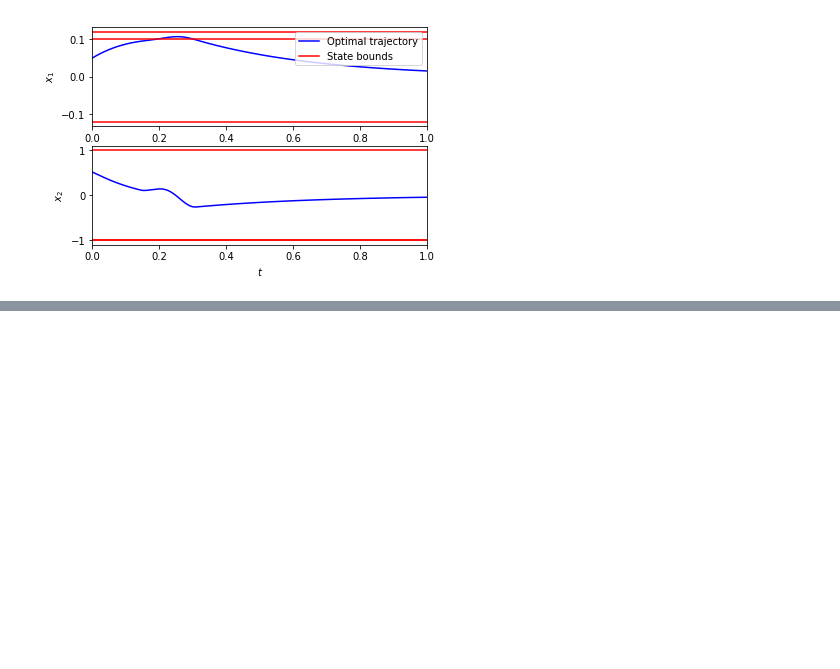
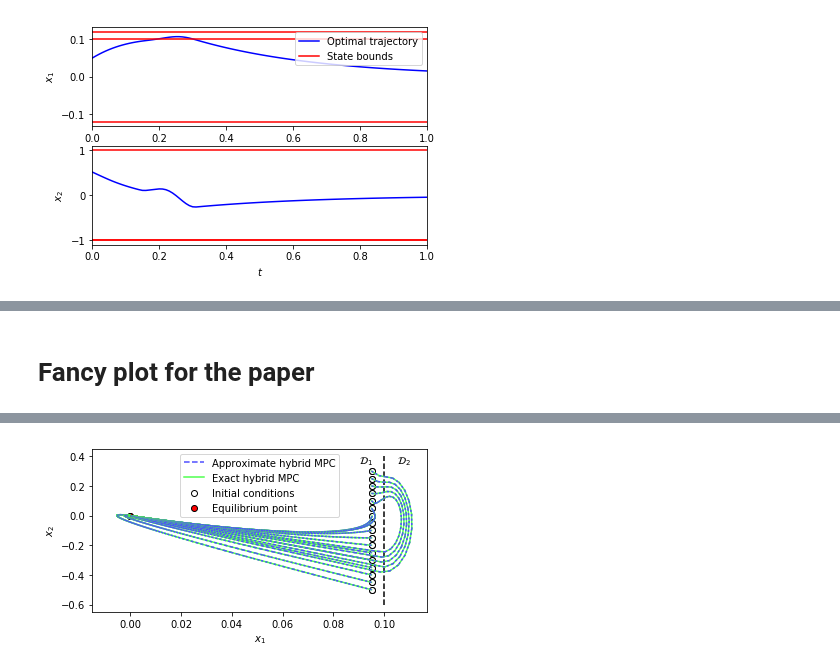
Before and after one commit to TobiaMarcucci/pympc, a Jupyter notebook: library_pendulum.ipynb, the cells around one changed output, grey strips where cells are left out. Cells and saved outputs as stored; diff of their text form; code cells hidden in the pictures; blank space fills up the shorter version.

```diff
--- a/library_pendulum.ipynb
+++ b/library_pendulum.ipynb
@@ -166,12 +172,9 @@ N_sim = 100
 x_0 = np.array([[.05],[.52]])
 u = []
 x = [x_0]
-miqp_times = []
 for k in range(N_sim):
     print('Time step ' + str(k) + '.\r'),
-    tic = time.clock()
     u.append(controller.feedback(x[k]))
-    miqp_times.append(time.clock() - tic)
     x_next = pwa_sys.simulate(x[k], [u[k]])[0][1]
     x.append(x_next)
 # %% [output]
@@ -229,16 +247,11 @@ plt.show()
 # %%
-import time
-# simulate closed loop
-
 u = []
 x = [x_0]
 ss = []
 ss_feasible = None
-library_times = []
 for k in range(N_sim):
-    tic = time.clock()
+    print('Time step ' + str(k) + '.\r'),
     u_k, ss_k = library.feedback(x[k], ss_feasible)
-    library_times.append(time.clock() - tic)
     u.append(u_k)
     x.append(pwa_sys.simulate(x[k], [u_k])[0][1])
     ss.append(ss_k)
@@ -259,0 +354,56 @@ plt.show()
+# %% [markdown]
+# Fancy plot for the paper
+# %%
+N_sim = 200
+fig = plt.figure(figsize=(6,3))
+
+# fake plots for the legend
+plt.scatter(0,0, color='w', edgecolor='k', label='Initial conditions')
+plt.scatter(0,0, color='r', edgecolor='k', label='Equilibrium point')
+plt.plot([0,0],[0,0], color=np.array([.3,.3,1.]), linestyle='--', label='Approximate hybrid MPC')
+plt.plot([0,0],[0,0], color=np.array([.3,1.,.3]), label='Exact hybrid MPC')
+
+# plots of the domains
+plt.plot([.1,.1],[-.6,.4], color='k', linestyle='--')
+plt.text(.09,.35,r'$\mathcal{D}_1$')
+plt.text(.105,.35,r'$\mathcal{D}_2$')
+
+# plot of the trajectories
+x1 = .095
+for j, x2 in enumerate(np.linspace(-.5,.5,21)):
+    print j
+    x_0 = np.array([[x1],[x2]])
+    # plot exact mpc
+    u = []
+    x = [x_0]
+    feasible = True
+    for k in range(N_sim):
+        u.append(controller.feedback(x[k]))
+        if np.isnan(np.linalg.norm(u[k])):
+            feasible = False
+            break
+        x_next = pwa_sys.simulate(x[k], [u[k]])[0][1]
+        x.append(x_next)
+    if feasible:
+        mpc_plt.state_space_trajectory(x, color=np.array([.3,1.,.3]))
+    # plot approximate mpc
+    u = []
+    x = [x_0]
+    ss = []
+    ss_feasible = None
+    feasible = True
+    for k in range(N_sim):
+        u_k, ss_k = library.feedback(x[k], ss_feasible)
+        if np.isnan(np.linalg.norm(u_k)):
+            feasible = False
+            break
+        u.append(u_k)
+        x.append(pwa_sys.simulate(x[k], [u_k])[0][1])
+        ss.append(ss_k)
+        ss_feasible = ss_k[1:] + (terminal_mode,)
+    if feasible:
+        mpc_plt.state_space_trajectory(x, color=np.array([.3,.3,1.]), linestyle=':')
+plt.legend(loc=9)
+#fig.savefig("trajectories_pendulum.pdf", bbox_inches='tight')
+plt.show()
+# %% [output]
@@ -259,0 +427 @@ plt.show()
+[figure, added]
```
Also changed, not shown: parts of 29 cells of this notebook, 30 other files.
